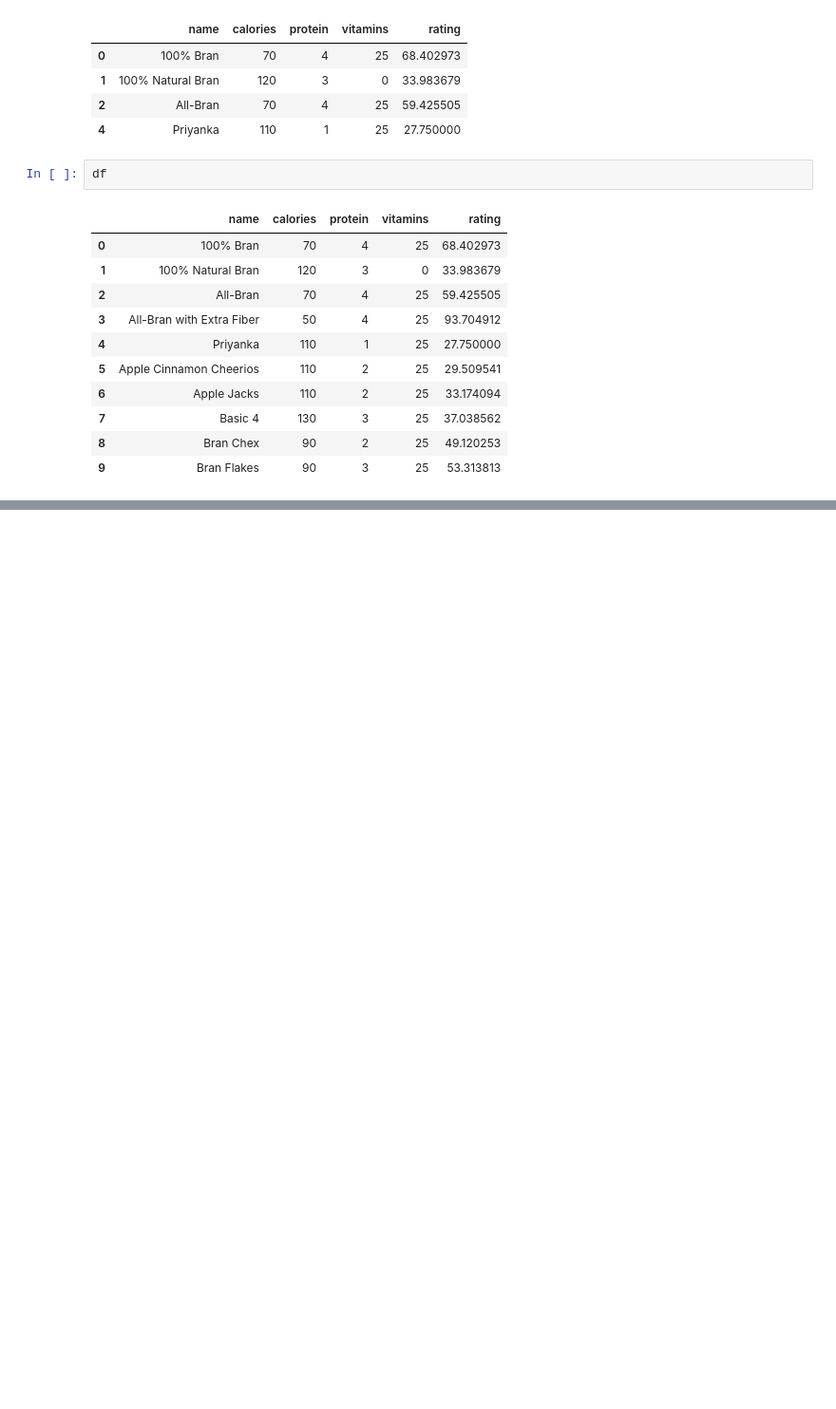
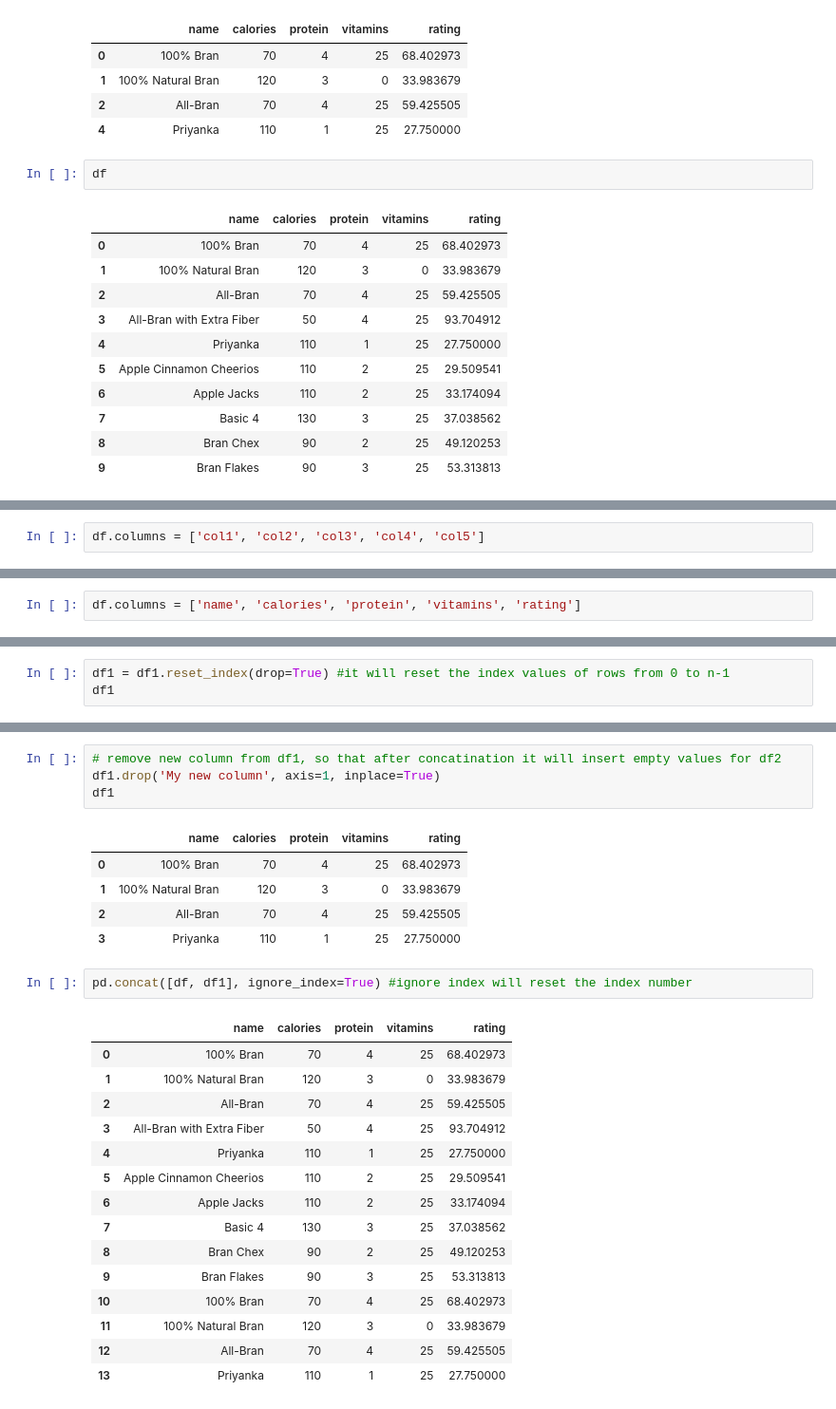
Before and after one commit to priyanka8625/TechSaksham-AI-Training-2025, a Jupyter notebook: Day11_Pandas/Pandas.ipynb, the cells around one changed output, grey strips where cells are left out. Shown at 95% size. Drawn from its saved outputs; the diff is of its cells as text; blank space fills up the shorter version.

```diff
--- a/Day11_Pandas/Pandas.ipynb
+++ b/Day11_Pandas/Pandas.ipynb
@@ -511,0 +562,2 @@ df
+# %%
+df.columns = ['col1', 'col2', 'col3', 'col4', 'col5']
@@ -511,0 +578,2 @@ df
+# %%
+df.columns = ['name', 'calories', 'protein', 'vitamins', 'rating']
@@ -511,0 +639,3 @@ df
+# %%
+df1 = df1.reset_index(drop=True) #it will reset the index values of rows from 0 to n-1
+df1
@@ -511,0 +656,28 @@ df
+# %%
+# remove new column from df1, so that after concatination it will insert empty values for df2
+df1.drop('My new column', axis=1, inplace=True)
+df1
+# %% [output]
+|  | name | calories | protein | vitamins | rating |
+| 0 | 100% Bran | 70 | 4 | 25 | 68.402973 |
+| 1 | 100% Natural Bran | 120 | 3 | 0 | 33.983679 |
+| 2 | All-Bran | 70 | 4 | 25 | 59.425505 |
+| 3 | Priyanka | 110 | 1 | 25 | 27.750000 |
+# %%
+pd.concat([df, df1], ignore_index=True) #ignore index will reset the index number
+# %% [output]
+|  | name | calories | protein | vitamins | rating |
+| 0 | 100% Bran | 70 | 4 | 25 | 68.402973 |
+| 1 | 100% Natural Bran | 120 | 3 | 0 | 33.983679 |
+| 2 | All-Bran | 70 | 4 | 25 | 59.425505 |
+| 3 | All-Bran with Extra Fiber | 50 | 4 | 25 | 93.704912 |
+| 4 | Priyanka | 110 | 1 | 25 | 27.750000 |
+| 5 | Apple Cinnamon Cheerios | 110 | 2 | 25 | 29.509541 |
+| 6 | Apple Jacks | 110 | 2 | 25 | 33.174094 |
+| 7 | Basic 4 | 130 | 3 | 25 | 37.038562 |
+| 8 | Bran Chex | 90 | 2 | 25 | 49.120253 |
+| 9 | Bran Flakes | 90 | 3 | 25 | 53.313813 |
+| 10 | 100% Bran | 70 | 4 | 25 | 68.402973 |
+| 11 | 100% Natural Bran | 120 | 3 | 0 | 33.983679 |
+| 12 | All-Bran | 70 | 4 | 25 | 59.425505 |
+| 13 | Priyanka | 110 | 1 | 25 | 27.750000 |
```
Also changed, not shown: parts of 24 cells of this notebook, 1 other file.
